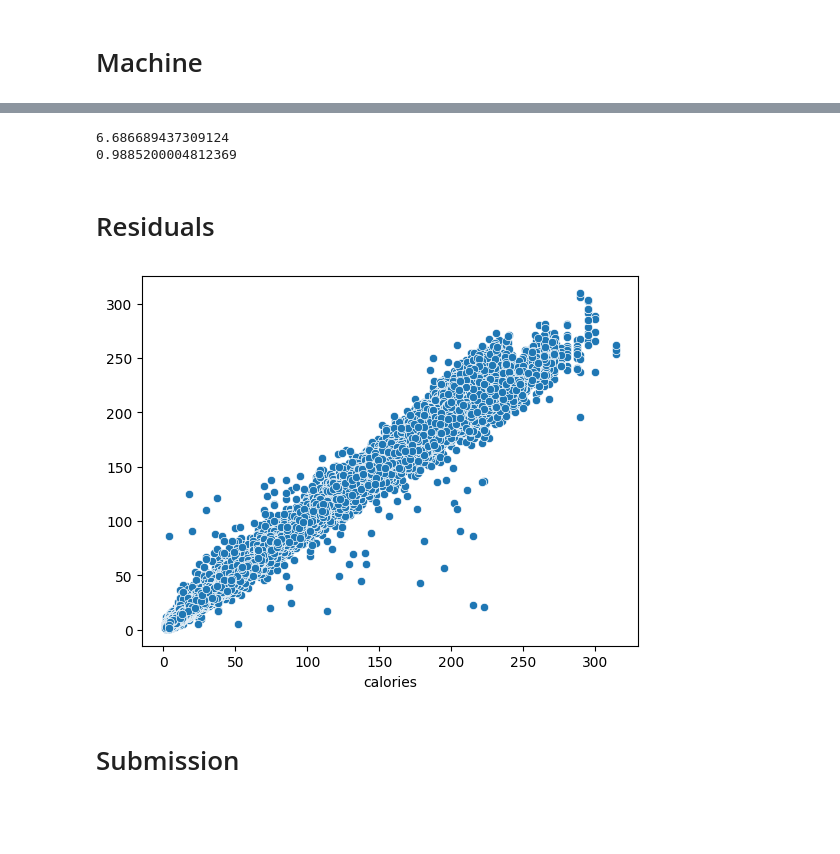
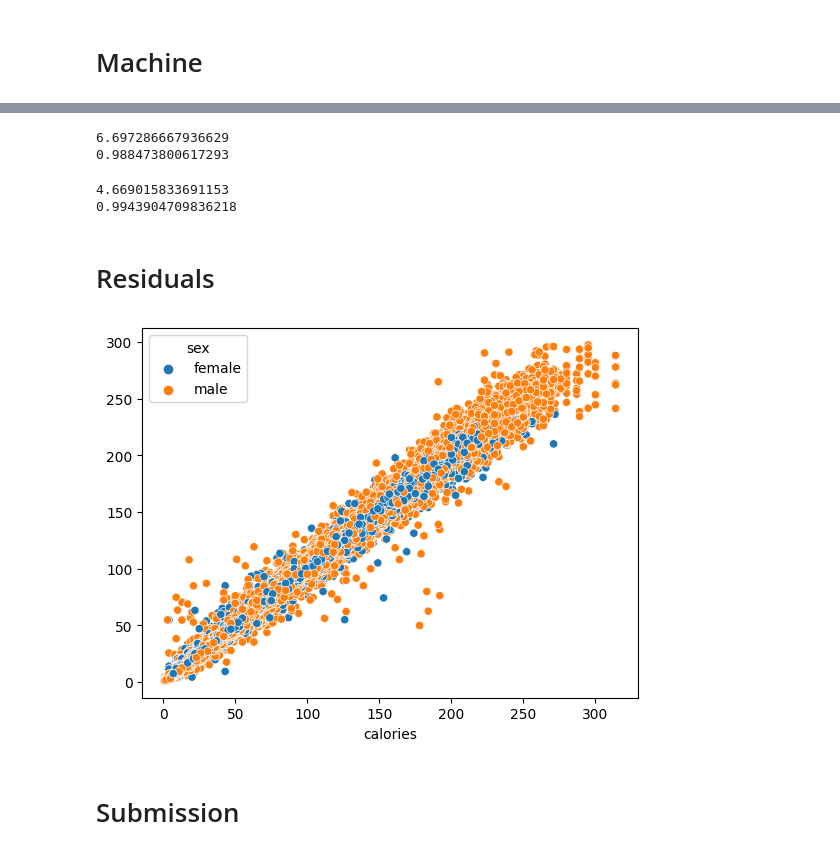
Before and after one commit to cmd-master/predict-calorie-expenditure, a Jupyter notebook: basline-predict-calorie-expenditure.ipynb, the cells around one changed output, grey strips where cells are left out. Drawn from its saved outputs; the diff is of its cells as text; code cells hidden in the pictures; blank space fills up the shorter version.

```diff
--- a/basline-predict-calorie-expenditure.ipynb
+++ b/basline-predict-calorie-expenditure.ipynb
@@ -73,8 +73,16 @@ print(cross_val_score(lin, train_pre, train[target], scoring='r2').mean())
+# %%
+rdg = RidgeCV(alphas=[0.1, 1.0, 10.0, 100.0], cv=5)
+rdg.fit(train_pre, train[target])
+print(-cross_val_score(rdg, train_pre, train[target], scoring='neg_root_mean_squared_error').mean())
+print(cross_val_score(rdg, train_pre, train[target], scoring='r2').mean())
+# %% [output]
+6.697286667936629
+0.988473800617293
 # %%
-rdg = Ridge()
-rdg.fit(train_pre, train[target])
-print(-cross_val_score(rdg, train_pre, train[target], scoring='neg_root_mean_squared_error').mean())
-print(cross_val_score(rdg, train_pre, train[target], scoring='r2').mean())
+rfr = RandomForestRegressor()
+rfr.fit(train_pre, train[target])
+print(-cross_val_score(rfr, train_pre, train[target], scoring='neg_root_mean_squared_error').mean())
+print(cross_val_score(rfr, train_pre, train[target], scoring='r2').mean())
 # %% [output]
-6.686689437309124
-0.9885200004812369
+4.669015833691153
+0.9943904709836218
@@ -85,13 +89,13 @@ print(cross_val_score(rdg, train_pre, train[target], scoring='r2').mean())
 # %%
-model = lin
-pipe = make_pipeline(processor, lin)
+model = rfr
+pipe = make_pipeline(processor, model)
 # %% [markdown]
 # Residuals
 # %%
 preds = pipe.predict(test)
-sns.scatterplot(x=test[target], y=preds);
+sns.scatterplot(x=test[target], y=preds, hue=test['sex']);
 # %% [output]
-[figure, old version]
+[figure, new version]
 # %% [markdown]
 # Submission
 # %%
```
Also changed, not shown: parts of 3 cells of this notebook.
